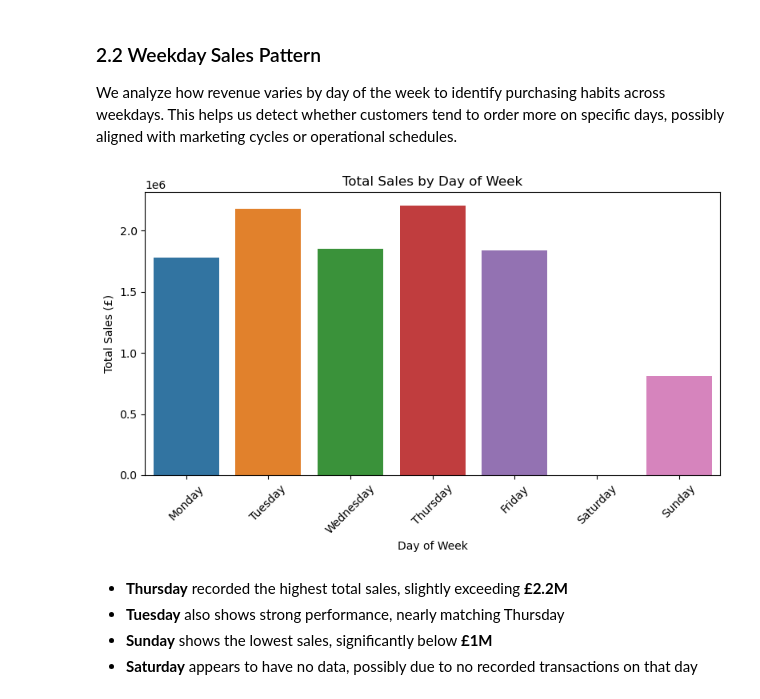
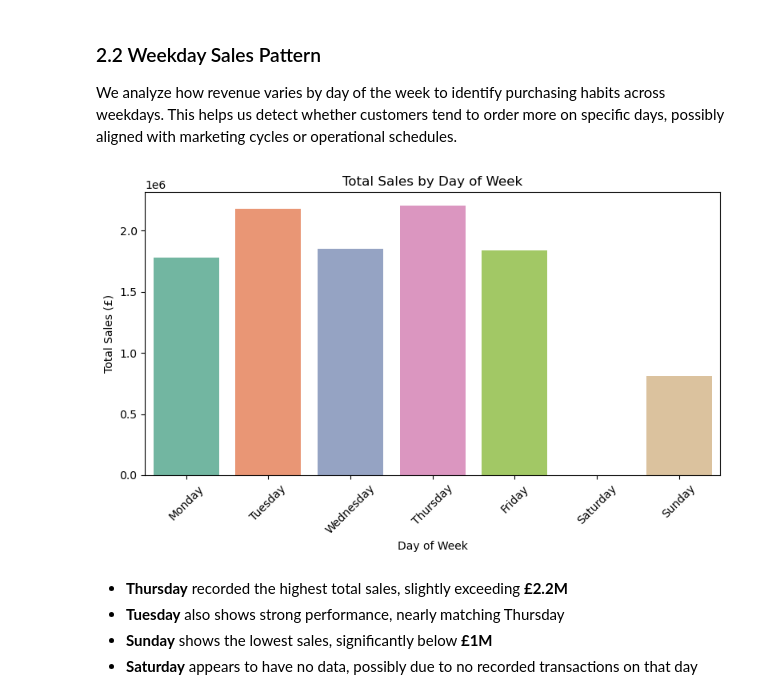
Before and after one commit to Hyeri-Jerrie-Kim/ecommerce-sales-analysis, a Jupyter notebook: notebooks/ecommerce_analysis.ipynb, the cells around one changed output. Drawn from its saved outputs; the diff is of its cells as text; code cells hidden in the pictures.

```diff
--- a/notebooks/ecommerce_analysis.ipynb
+++ b/notebooks/ecommerce_analysis.ipynb
@@ -340,26 +340,28 @@ We analyze how revenue varies by day of the week to identify purchasing habits a
 # %%
 # Extract day of week as string (e.g., 'Monday')
 df_clean['DayOfWeek'] = df_clean['InvoiceDate'].dt.day_name()
 
 # Aggregate revenue by day of week
 weekday_sales = (
     df_clean.groupby('DayOfWeek')['TotalSales']
     .sum()
     .reindex(['Monday', 'Tuesday', 'Wednesday', 'Thursday', 'Friday', 'Saturday', 'Sunday'])  # logical order
     .reset_index()
 )
+# Define custom color palette (Set2)
+colors = sns.color_palette("Set2", len(weekday_sales))
 
 # Visualize
 plt.figure(figsize=(8, 5))
-sns.barplot(data=weekday_sales, x='DayOfWeek', y='TotalSales')
+sns.barplot(data=weekday_sales, x='DayOfWeek', y='TotalSales', palette=colors)
 plt.title('Total Sales by Day of Week')
 plt.ylabel('Total Sales (£)')
 plt.xlabel('Day of Week')
 plt.xticks(rotation=45)
 plt.tight_layout()
 plt.show()
 # %% [output]
-[figure, old version]
+[figure, new version]
 # %% [markdown]
 - **Thursday** recorded the highest total sales, slightly exceeding **£2.2M**
 - **Tuesday** also shows strong performance, nearly matching Thursday
```
Also changed, not shown: parts of 8 cells of this notebook, 2 other files.
